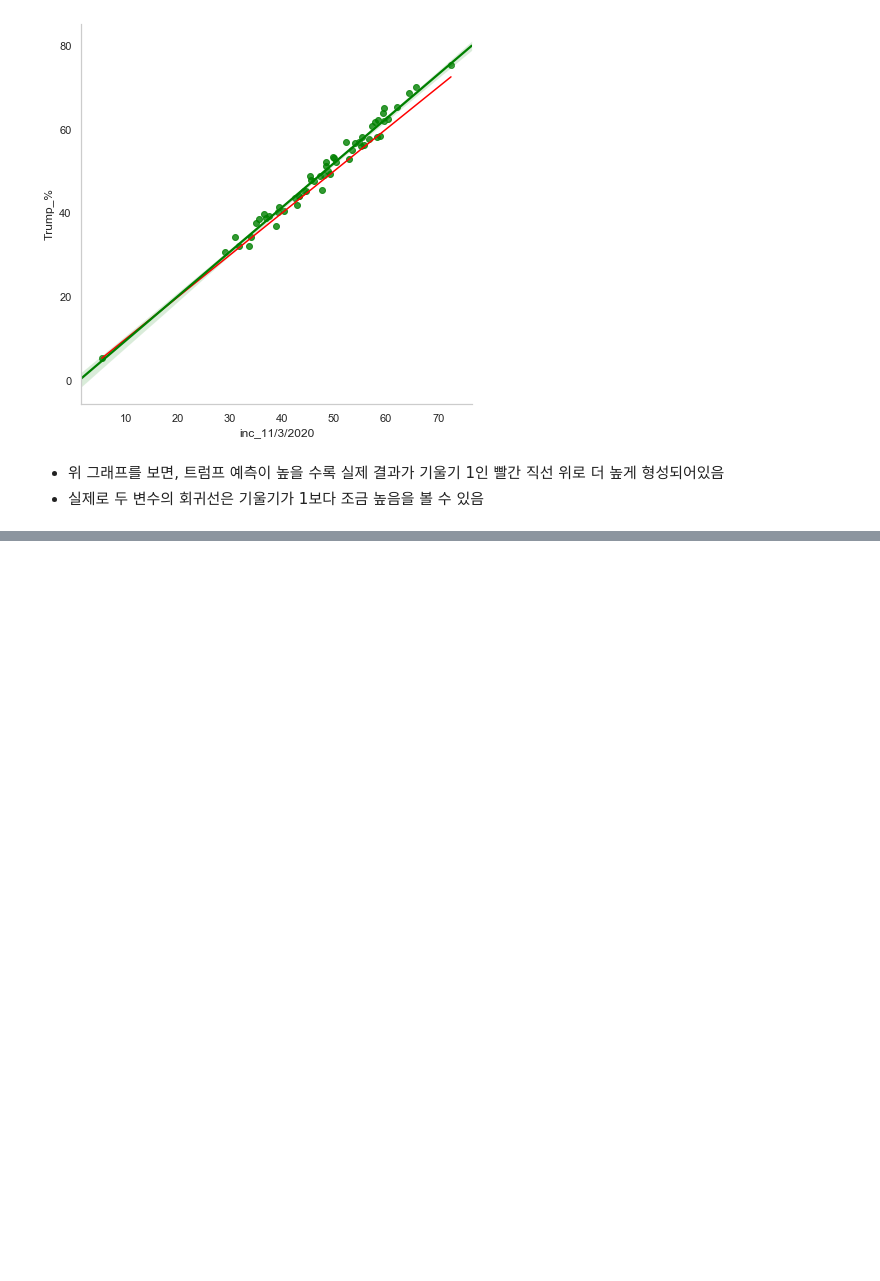
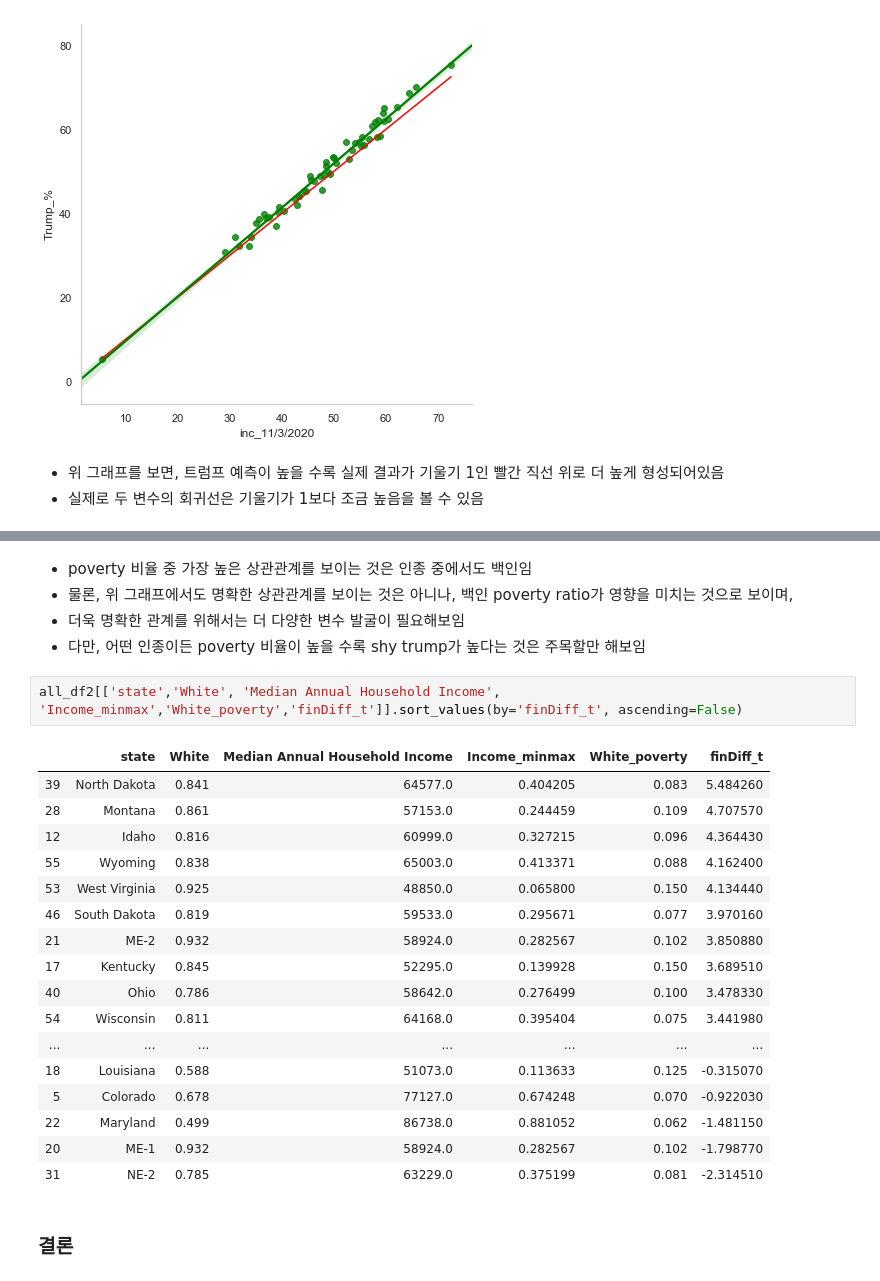
Before and after one commit to d-won/mystudy, a Jupyter notebook: 2020 US Election Analysis.ipynb, the cells around one changed output, grey strips where cells are left out. Drawn from its saved outputs; the diff is of its cells as text; blank space fills up the shorter version.

```diff
--- a/2020 US Election Analysis.ipynb
+++ b/2020 US Election Analysis.ipynb
@@ -273,0 +391,27 @@ ax.spines['top'].set_visible(False)
+# %% [markdown]
+* poverty 비율 중 가장 높은 상관관계를 보이는 것은 인종 중에서도 백인임
+* 물론, 위 그래프에서도 명확한 상관관계를 보이는 것은 아니나, 백인 poverty ratio가 영향을 미치는 것으로 보이며,
+* 더욱 명확한 관계를 위해서는 더 다양한 변수 발굴이 필요해보임
+* 다만, 어떤 인종이든 poverty 비율이 높을 수록 shy trump가 높다는 것은 주목할만 해보임
+# %%
+all_df2[['state','White', 'Median Annual Household Income', 'Income_minmax','White_poverty','finDiff_t']].sort_values(by='finDiff_t', ascending=False)
+# %% [output]
+|  | state | White | Median Annual Household Income | Income_minmax | White_poverty | finDiff_t |
+| 39 | North Dakota | 0.841 | 64577.0 | 0.404205 | 0.083 | 5.484260 |
+| 28 | Montana | 0.861 | 57153.0 | 0.244459 | 0.109 | 4.707570 |
+| 12 | Idaho | 0.816 | 60999.0 | 0.327215 | 0.096 | 4.364430 |
+| 55 | Wyoming | 0.838 | 65003.0 | 0.413371 | 0.088 | 4.162400 |
+| 53 | West Virginia | 0.925 | 48850.0 | 0.065800 | 0.150 | 4.134440 |
+| 46 | South Dakota | 0.819 | 59533.0 | 0.295671 | 0.077 | 3.970160 |
+| 21 | ME-2 | 0.932 | 58924.0 | 0.282567 | 0.102 | 3.850880 |
+| 17 | Kentucky | 0.845 | 52295.0 | 0.139928 | 0.150 | 3.689510 |
+| 40 | Ohio | 0.786 | 58642.0 | 0.276499 | 0.100 | 3.478330 |
+| 54 | Wisconsin | 0.811 | 64168.0 | 0.395404 | 0.075 | 3.441980 |
+| ... | ... | ... | ... | ... | ... | ... |
+| 18 | Louisiana | 0.588 | 51073.0 | 0.113633 | 0.125 | -0.315070 |
+| 5 | Colorado | 0.678 | 77127.0 | 0.674248 | 0.070 | -0.922030 |
+| 22 | Maryland | 0.499 | 86738.0 | 0.881052 | 0.062 | -1.481150 |
+| 20 | ME-1 | 0.932 | 58924.0 | 0.282567 | 0.102 | -1.798770 |
+| 31 | NE-2 | 0.785 | 63229.0 | 0.375199 | 0.081 | -2.314510 |
+# %% [markdown]
+### 결론
```
Also changed, not shown: parts of 19 cells of this notebook.
